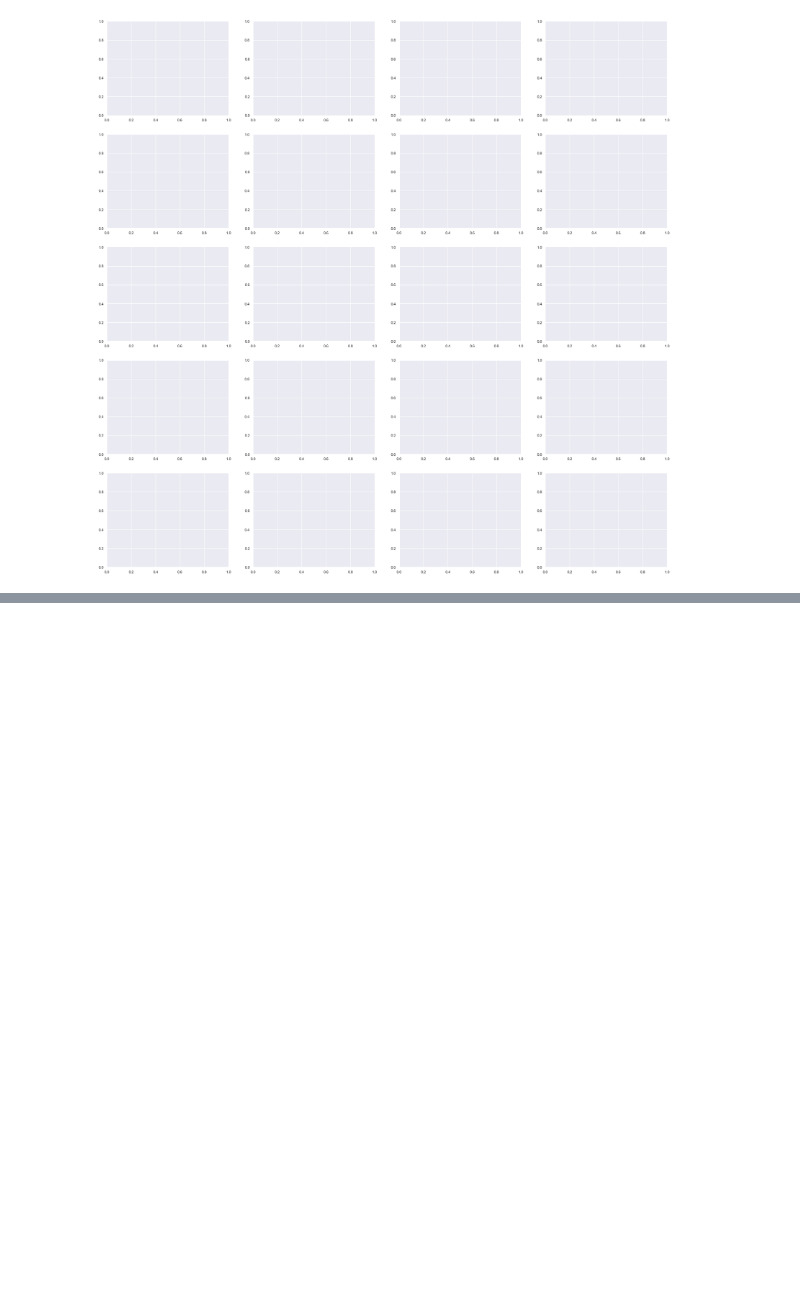
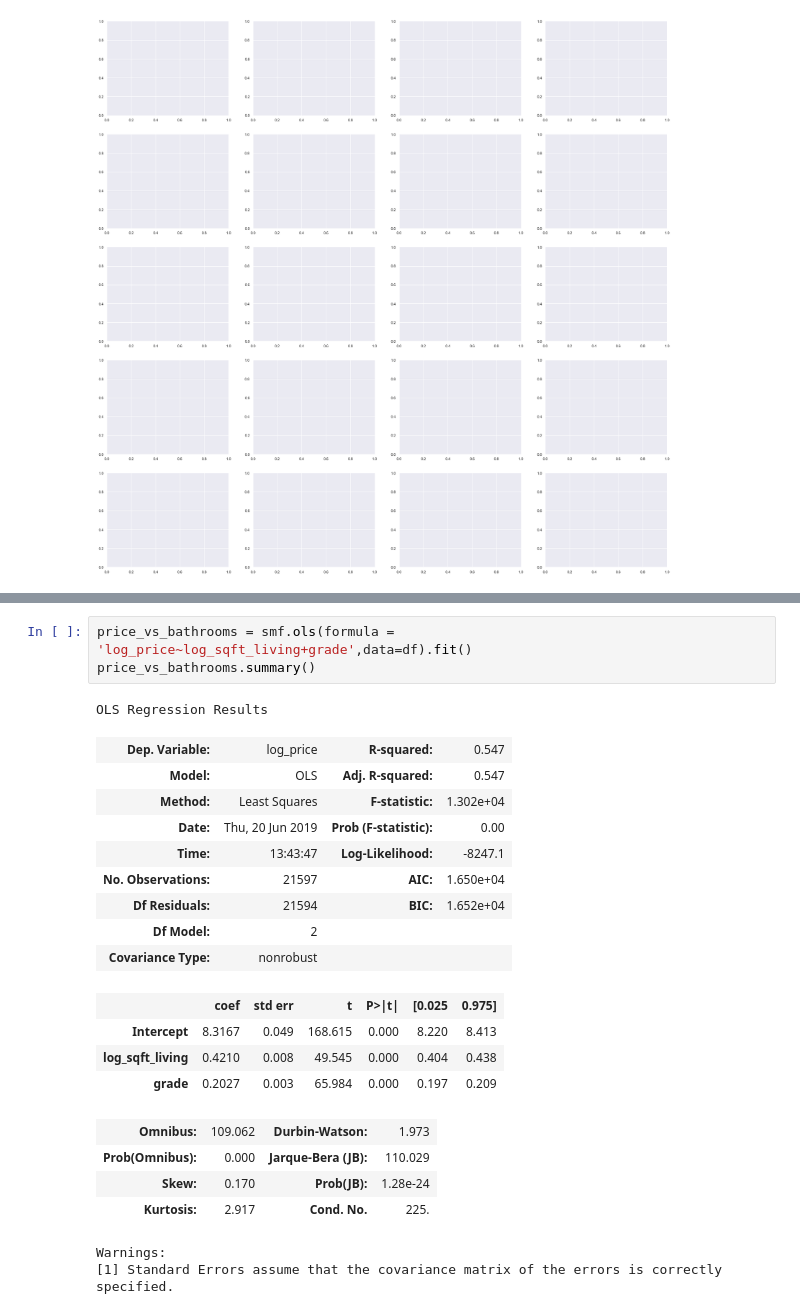
Before and after one commit to matt8955/Mod-1-project, a Jupyter notebook: matt_cleaned_data.ipynb, the cells around one changed output, grey strips where cells are left out. Saved outputs shown, nothing was run; the diff lists cells and outputs as text; blank space fills up the shorter version.

```diff
--- a/matt_cleaned_data.ipynb
+++ b/matt_cleaned_data.ipynb
@@ -279,0 +329,24 @@ selector.support_
+# %%
+price_vs_bathrooms = smf.ols(formula = 'log_price~log_sqft_living+grade',data=df).fit()
+price_vs_bathrooms.summary()
+# %% [output]
+OLS Regression Results
+| Dep. Variable: | log_price | R-squared: | 0.547 |
+| Model: | OLS | Adj. R-squared: | 0.547 |
+| Method: | Least Squares | F-statistic: | 1.302e+04 |
+| Date: | Thu, 20 Jun 2019 | Prob (F-statistic): | 0.00 |
+| Time: | 13:43:47 | Log-Likelihood: | -8247.1 |
+| No. Observations: | 21597 | AIC: | 1.650e+04 |
+| Df Residuals: | 21594 | BIC: | 1.652e+04 |
+| Df Model: | 2 |  |  |
+| Covariance Type: | nonrobust |  |  |
+|  | coef | std err | t | P>|t| | [0.025 | 0.975] |
+| Intercept | 8.3167 | 0.049 | 168.615 | 0.000 | 8.220 | 8.413 |
+| log_sqft_living | 0.4210 | 0.008 | 49.545 | 0.000 | 0.404 | 0.438 |
+| grade | 0.2027 | 0.003 | 65.984 | 0.000 | 0.197 | 0.209 |
+| Omnibus: | 109.062 | Durbin-Watson: | 1.973 |
+| Prob(Omnibus): | 0.000 | Jarque-Bera (JB): | 110.029 |
+| Skew: | 0.170 | Prob(JB): | 1.28e-24 |
+| Kurtosis: | 2.917 | Cond. No. | 225. |
+Warnings:
+[1] Standard Errors assume that the covariance matrix of the errors is correctly specified.
```
Also changed, not shown: parts of 15 cells of this notebook, 1 other file.
